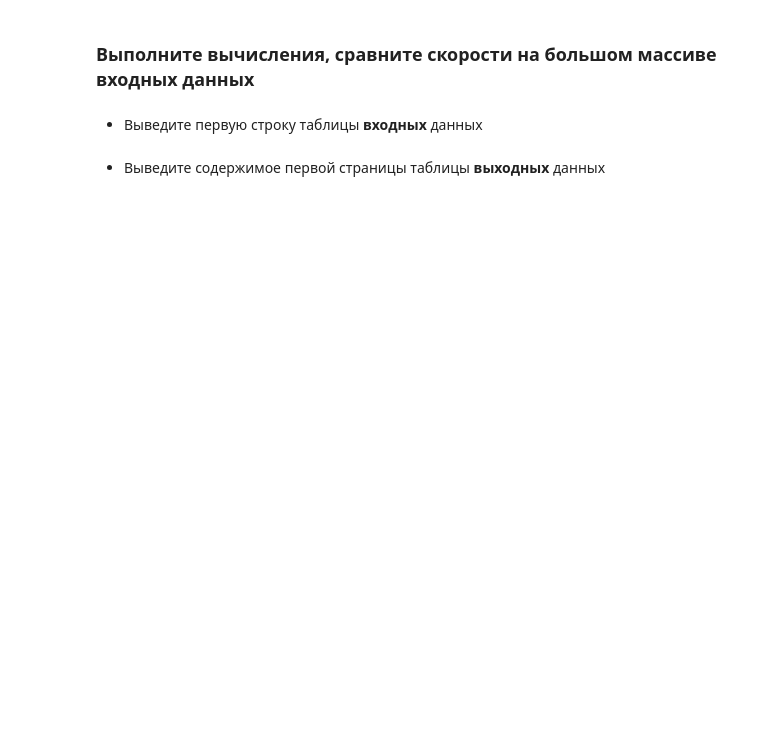
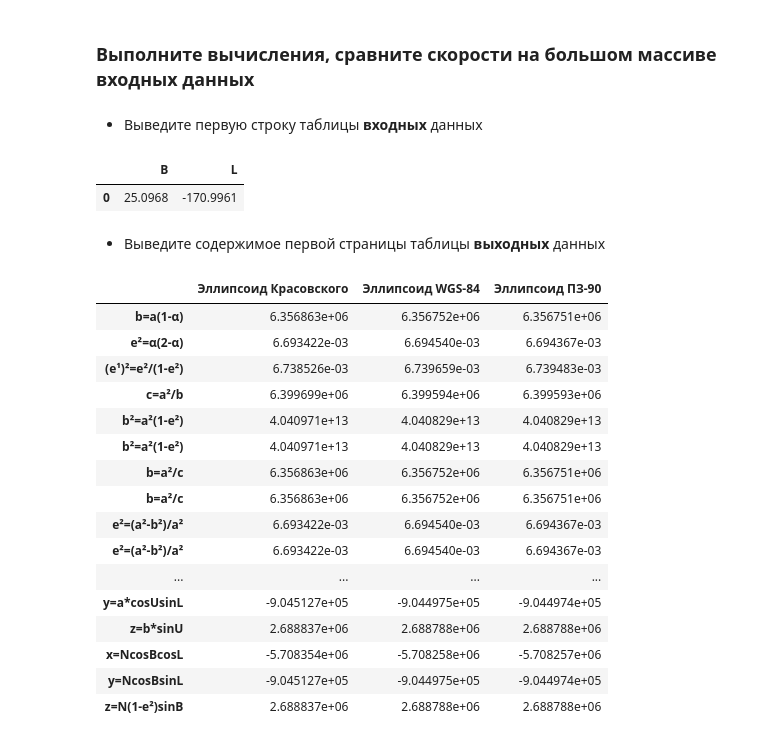
Before and after one commit to Owl-Man/Computer-math, a Jupyter notebook: Практическая_работа_№6_Формирование_электронных_таблиц.ipynb, the cells around one changed output. Drawn from its saved outputs; the diff is of its cells as text; code cells hidden in the pictures; blank space fills up the shorter version.

```diff
--- a/Практическая_работа_№6_Формирование_электронных_таблиц.ipynb
+++ b/Практическая_работа_№6_Формирование_электронных_таблиц.ipynb
@@ -848,8 +849,10 @@ def parallel_processing(df, num_processes=multiprocessing.cpu_count(), use_multi
             result_list = pool.map(proc_fun, df_split)
 
     # Объединяем результаты
-    final_df = pd.concat([result for result in result_list if result is not None])
-
+    try:
+      final_df = pd.concat([result for result in result_list if result is not None])
+    except:
+      final_df = result_list
     return final_df
 
 
@@ -1040,24 +1033,3 @@ for row in result:
 - Функция принимает на вход путь к файлу и количество строк, которые необходимо возвращать каждую итерацию. Сама функция последовательно возвращает указанное Вами количество строк, до тех пор, пока они не закончатся в этом файле
 
 - Возвращает DataFrame, с указанным количеством строк
-# %%
-import pandas as pd
-
-def read_coordinates_in_chunks(file_path, chunk_size):
-    if file_path.endswith('.csv'):
-        reader = pd.read_csv(file_path, iterator=True, chunksize=chunk_size)
-
-        for chunk in reader:
-            yield chunk
-    elif file_path.endswith(('.xls', '.xlsx')):
-        df = pd.read_excel(file_path)
-
-        for start in range(0, len(df), chunk_size):
-            yield df.iloc[start:start + chunk_size]
-
-chunk_generator = read_coordinates_in_chunks("coordinates.csv", 3)
-
-# Итерируемся по генератору
-for i, chunk in enumerate(chunk_generator):
-    print(f"\nЧанк {i + 1}:")
-    print(chunk)
@@ -1081,0 +1076,6 @@ for i, chunk in enumerate(chunk_generator):
+# %%
+file_path = "syntetic_data_latitude_longitude.xlsx"
+batch_size = 10
+generator = read_data_generator(file_path, batch_size)
+data_output = next(generator)
+data_output
@@ -1264,3 +1599,10 @@ threading: 4.53 секунд
+# %%
+generate_data_to_file('data', 100000, 'xlsx')
+
+file_path = "data.xlsx"
+
+gen = read_data_generator(file_path, 100000)
+data = next(gen)
 # %% [markdown]
 
 - Выведите первую строку таблицы **входных** данных
@@ -1269,2 +1609,7 @@ threading: 4.53 секунд
+# %%
+data.head(1)
+# %% [output]
+|  | B | L |
+| 0 | 25.0968 | -170.9961 |
 # %% [markdown]
 - Выведите содержимое первой страницы таблицы **выходных** данных
@@ -1272,0 +1616,20 @@ threading: 4.53 секунд
+# %%
+start_process_calculation(data)[0]
+# %% [output]
+|  | Эллипсоид Красовского | Эллипсоид WGS-84 | Эллипсоид ПЗ-90 |
+| b=a(1-α) | 6.356863e+06 | 6.356752e+06 | 6.356751e+06 |
+| е²=α(2-α) | 6.693422e-03 | 6.694540e-03 | 6.694367e-03 |
+| (e¹)²=e²/(1-e²) | 6.738526e-03 | 6.739659e-03 | 6.739483e-03 |
+| c=a²/b | 6.399699e+06 | 6.399594e+06 | 6.399593e+06 |
+| b²=a²(1-e²) | 4.040971e+13 | 4.040829e+13 | 4.040829e+13 |
+| b²=a²(1-e²) | 4.040971e+13 | 4.040829e+13 | 4.040829e+13 |
+| b=a²/c | 6.356863e+06 | 6.356752e+06 | 6.356751e+06 |
+| b=a²/c | 6.356863e+06 | 6.356752e+06 | 6.356751e+06 |
+| e²=(a²-b²)/a² | 6.693422e-03 | 6.694540e-03 | 6.694367e-03 |
+| e²=(a²-b²)/a² | 6.693422e-03 | 6.694540e-03 | 6.694367e-03 |
+| ... | ... | ... | ... |
+| y=a*cosUsinL | -9.045127e+05 | -9.044975e+05 | -9.044974e+05 |
+| z=b*sinU | 2.688837e+06 | 2.688788e+06 | 2.688788e+06 |
+| x=NcosBcosL | -5.708354e+06 | -5.708258e+06 | -5.708257e+06 |
+| y=NcosBsinL | -9.045127e+05 | -9.044975e+05 | -9.044974e+05 |
+| z=N(1-e²)sinB | 2.688837e+06 | 2.688788e+06 | 2.688788e+06 |
```
Also changed, not shown: parts of 25 cells of this notebook, 24 other files.
